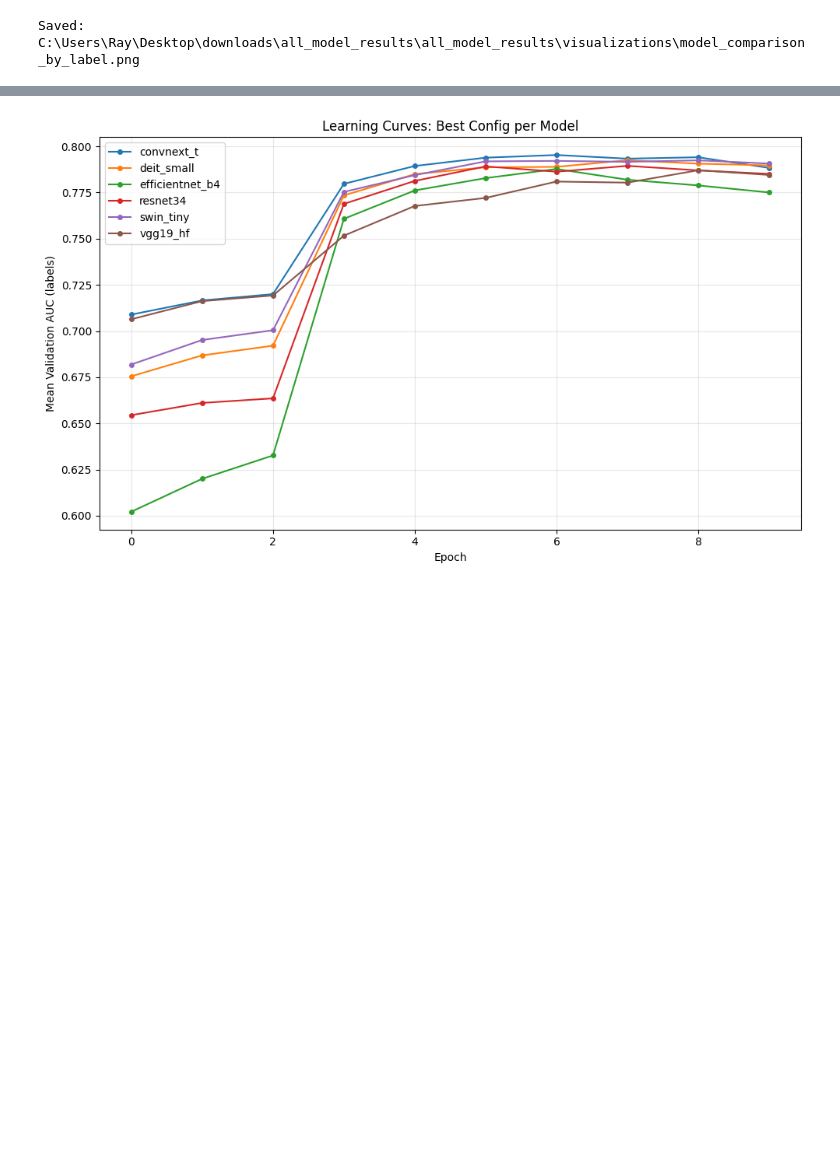
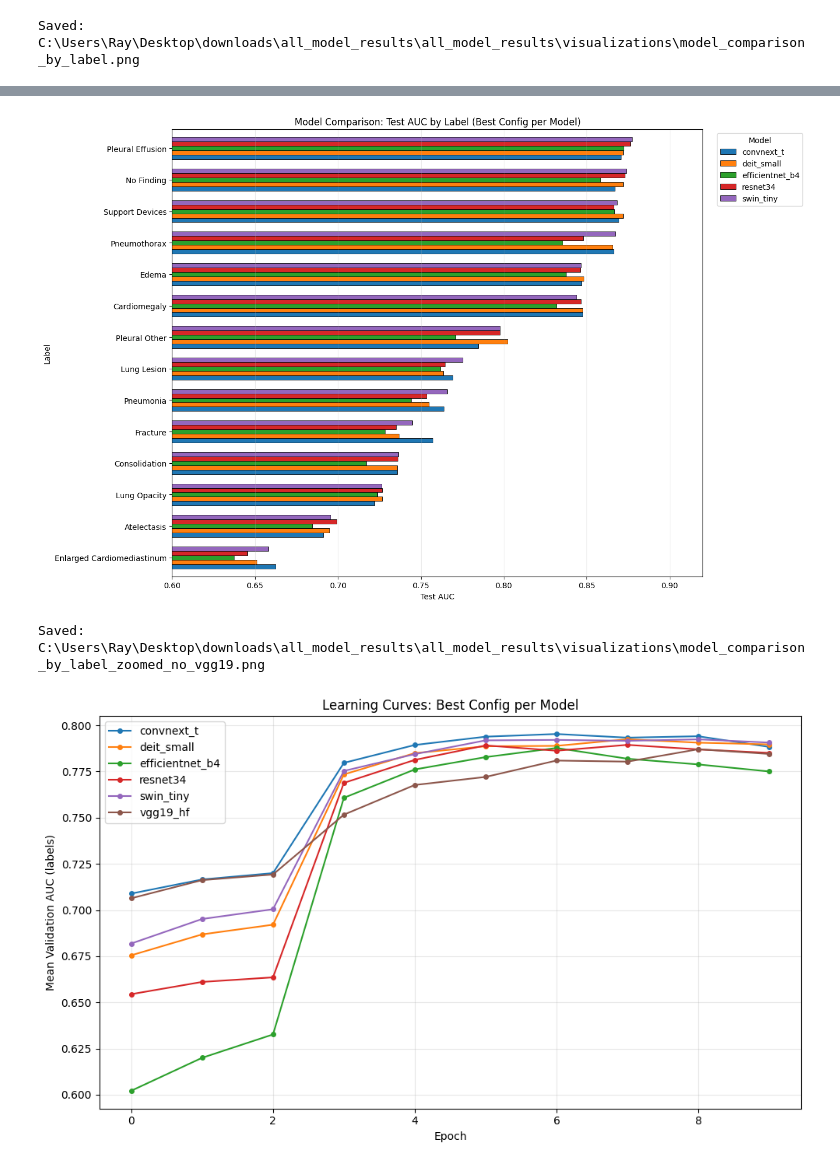
Before and after one commit to L0uisPham/CS5130-Project, a Jupyter notebook: Ray_Models_Check.ipynb, the cells around one changed output, grey strips where cells are left out. Drawn from its saved outputs; the diff is of its cells as text; code cells hidden in the pictures; blank space fills up the shorter version.

```diff
--- a/Ray_Models_Check.ipynb
+++ b/Ray_Models_Check.ipynb
@@ -317,3 +375,62 @@ Saved: C:\Users\Ray\Desktop\downloads\all_model_results\all_model_results\visual
+# %%
+def plot_model_comparison_by_label(test_best_df: pd.DataFrame, output_dir: Path):
+    plot_df = test_best_df[
+        (test_best_df["group_type"] == "label") &
+        (test_best_df["folder_model"] != "vgg19_hf")
+    ].copy()
+
+    if plot_df.empty:
+        print("Skipping model comparison by label: no test label rows for best configs.")
+        return
+
+    pivot = plot_df.pivot_table(
+        index="group_name",
+        columns="folder_model",
+        values="auc",
+        aggfunc="mean"
+    )
+
+    if pivot.empty:
+        print("Skipping model comparison by label: pivot is empty.")
+        return
+
+    pivot["__mean__"] = pivot.mean(axis=1)
+    pivot = pivot.sort_values("__mean__", ascending=True).drop(columns="__mean__")
+
+    desired_order = ["convnext_t", "deit_small", "efficientnet_b4", "resnet34", "swin_tiny"]
+    existing_order = [c for c in desired_order if c in pivot.columns]
+    pivot = pivot[existing_order]
+
+    ax = pivot.plot(
+        kind="barh",
+        figsize=(14, 9),
+        width=0.7,
+        edgecolor="black",
+        linewidth=0.6
+    )
+
+    ax.set_xlabel("Test AUC")
+    ax.set_ylabel("Label")
+    ax.set_title("Model Comparison: Test AUC by Label (Best Config per Model)")
+    ax.legend(title="Model", bbox_to_anchor=(1.02, 1), loc="upper left")
+    ax.grid(axis="x", alpha=0.3)
+
+    # Zoom into the right side so small differences are visible
+    ax.set_xlim(0.60, 0.92)
+
+    plt.tight_layout()
+
+    out = output_dir / "model_comparison_by_label_zoomed_no_vgg19.png"
+    plt.savefig(out, dpi=150, bbox_inches="tight")
+    plt.show()
+    plt.close()
+
+    print("Saved:", out)
+
+plot_model_comparison_by_label(test_best, OUTPUT_DIR)
+# %% [output]
+[figure, added]
+Saved: C:\Users\Ray\Desktop\downloads\all_model_results\all_model_results\visualizations\model_comparison_by_label_zoomed_no_vgg19.png
 # %%
 def plot_learning_curves(df: pd.DataFrame, best_config_df: pd.DataFrame, output_dir: Path):
     val_labels = df[(df["split"] == "val") & (df["group_type"] == "label")].copy()
```
Also changed, not shown: parts of 3 cells of this notebook.
